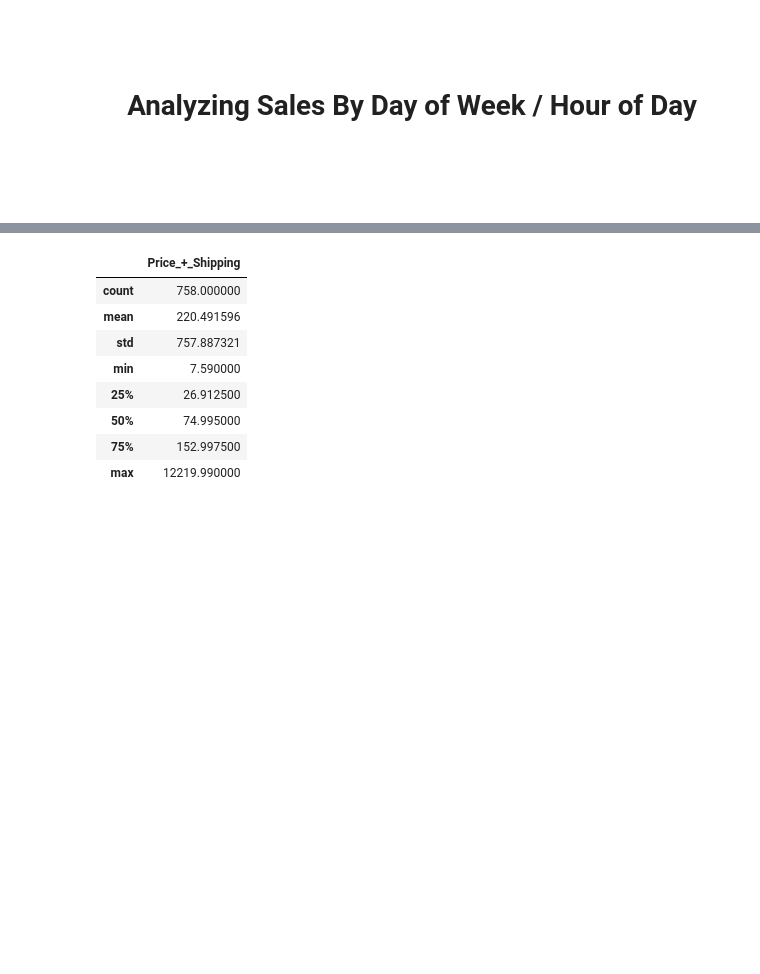
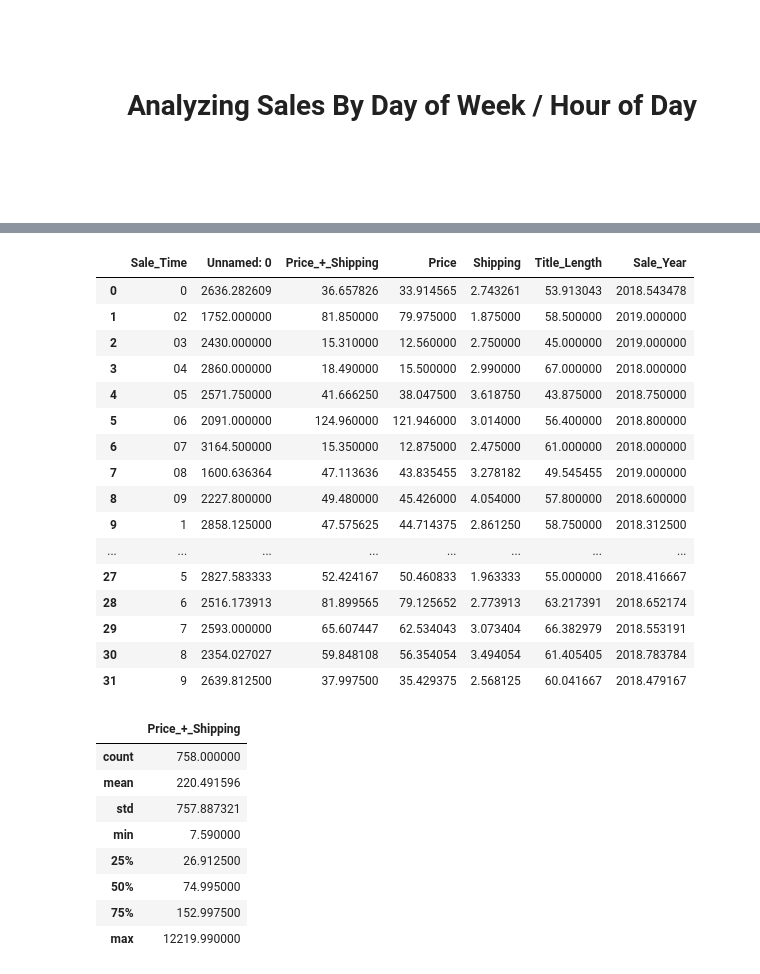
Before and after one commit to Daniel-Lomeland/Scraping_and_Visualizing_eBay_Data, a Jupyter notebook: Scraping_Completed_Listings/Visualizing_Scraped_Data.ipynb, the cells around one changed output, grey strips where cells are left out. Drawn from its saved outputs; the diff is of its cells as text; code cells hidden in the pictures; blank space fills up the shorter version.

```diff
--- a/Scraping_Completed_Listings/Visualizing_Scraped_Data.ipynb
+++ b/Scraping_Completed_Listings/Visualizing_Scraped_Data.ipynb
@@ -301,13 +334,10 @@ py.iplot(fig, filename='Daily Sales')
 # %%
-# Modify time of day column to hour of day
-df_sold['Sale_Time'] = df_sold['Sale_Time'].astype(str)
-df_sold['Sale_Time'] = df_sold['Sale_Time'].str[:-3]
 
 # group by hour of day
-df_hour_count.groupby(['Sale_Time'], as_index=False).mean()
+df_hour_count= df_sold.groupby(['Sale_Time'], as_index=False).mean()
 
 # count of listings by hour
-df_hour_count2 = time_df.groupby(['Sale_Time'], as_index=False).count()
+df_hour_count2 = df_sold.groupby(['Sale_Time'], as_index=False).count()
 
 
 
@@ -339,14 +369,34 @@ py.iplot(fig, filename='Hourly Sales')
 # Create data frame of sold Buy it now Lisitings
 df_bs = df_sold[df_sold['Format'].str.contains("Buy_it_now")]
 
-# group by hour of day
-df_bin_sold= df_bs.groupby(['Sale_Time'], as_index=False).count()
-
 # Create data frame of sold Auctions
 df_as = df_sold[df_sold['Format'].str.contains("Auction")]
 
-# group by hour of day
-df_a_sold= df_as.groupby(['Sale_Time'], as_index=False).count()
+# group by count hour of day for Buy it now
+df_bin_sold= df_bs.groupby(['Sale_Time'], as_index=False).mean()
+
+# group by count hour of day for Auctions
+df_a_sold= df_as.groupby(['Sale_Time'], as_index=False).mean()
+# %%
+df_a_sold
+# %% [output]
+|  | Sale_Time | Unnamed: 0 | Price_+_Shipping | Price | Shipping | Title_Length | Sale_Year |
+| 0 | 0 | 2636.282609 | 36.657826 | 33.914565 | 2.743261 | 53.913043 | 2018.543478 |
+| 1 | 02 | 1752.000000 | 81.850000 | 79.975000 | 1.875000 | 58.500000 | 2019.000000 |
+| 2 | 03 | 2430.000000 | 15.310000 | 12.560000 | 2.750000 | 45.000000 | 2019.000000 |
+| 3 | 04 | 2860.000000 | 18.490000 | 15.500000 | 2.990000 | 67.000000 | 2018.000000 |
+| 4 | 05 | 2571.750000 | 41.666250 | 38.047500 | 3.618750 | 43.875000 | 2018.750000 |
+| 5 | 06 | 2091.000000 | 124.960000 | 121.946000 | 3.014000 | 56.400000 | 2018.800000 |
+| 6 | 07 | 3164.500000 | 15.350000 | 12.875000 | 2.475000 | 61.000000 | 2018.000000 |
+| 7 | 08 | 1600.636364 | 47.113636 | 43.835455 | 3.278182 | 49.545455 | 2019.000000 |
+| 8 | 09 | 2227.800000 | 49.480000 | 45.426000 | 4.054000 | 57.800000 | 2018.600000 |
+| 9 | 1 | 2858.125000 | 47.575625 | 44.714375 | 2.861250 | 58.750000 | 2018.312500 |
+| ... | ... | ... | ... | ... | ... | ... | ... |
+| 27 | 5 | 2827.583333 | 52.424167 | 50.460833 | 1.963333 | 55.000000 | 2018.416667 |
+| 28 | 6 | 2516.173913 | 81.899565 | 79.125652 | 2.773913 | 63.217391 | 2018.652174 |
+| 29 | 7 | 2593.000000 | 65.607447 | 62.534043 | 3.073404 | 66.382979 | 2018.553191 |
+| 30 | 8 | 2354.027027 | 59.848108 | 56.354054 | 3.494054 | 61.405405 | 2018.783784 |
+| 31 | 9 | 2639.812500 | 37.997500 | 35.429375 | 2.568125 | 60.041667 | 2018.479167 |
 # %%
 df_bs[['Sale_Time','Price_+_Shipping']].describe()
 # %% [output]
```
Also changed, not shown: parts of 22 cells of this notebook, 1 other file.
